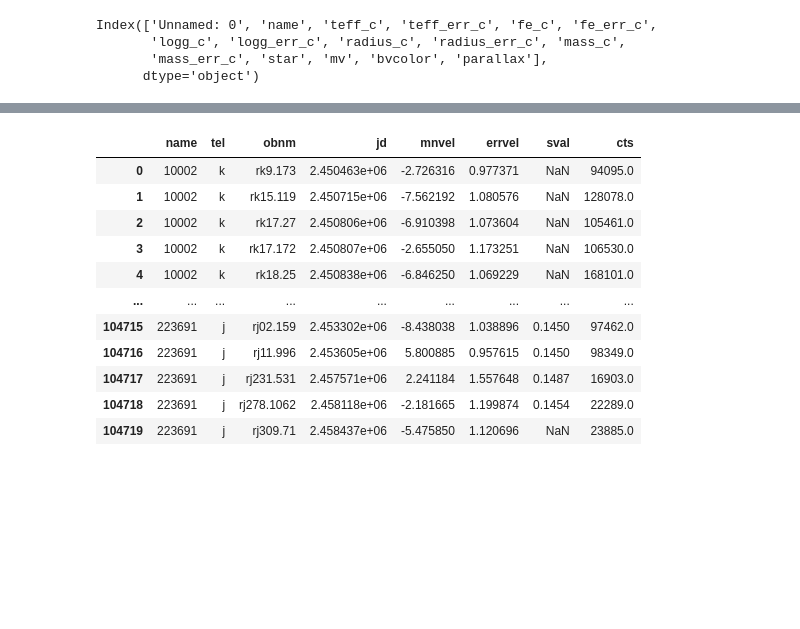
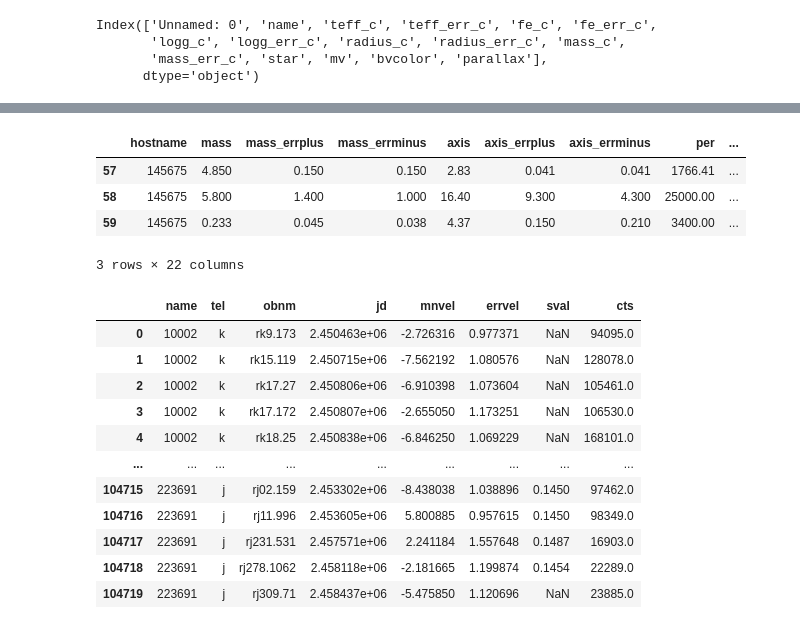
Before and after one commit to leerosenthalj/CLSI, a Jupyter notebook: Notebook_Tables.ipynb, the cells around one changed output, grey strips where cells are left out. Saved outputs shown, nothing was run; the diff lists cells and outputs as text; code cells hidden in the pictures; blank space fills up the shorter version.

Commit message:
Cleaning up, added table with significant figures

```diff
--- a/Notebook_Tables.ipynb
+++ b/Notebook_Tables.ipynb
@@ -1082,0 +1065,27 @@ planets_rounded = planets_rounded.sort_values('hostname').reset_index(drop=True)
+# %%
+masses_only['insol_minus'] = masses_only['insols_minus']
+masses_only['insol_plus']  = masses_only['insols_plus']
+# %%
+planet_round_columns = ['mass', 'axis', 'per', 'tc',
+                        'w', 'k', 'e'] #'insol', , 'teq']
+# %%
+planets_rounded = pd.DataFrame()
+planets_rounded['hostname'] = masses_only['hostname']
+# %%
+#round_sig(x, sig=2)
+#round_to_reference(x, y)
+
+for column in planet_round_columns:
+    print(column)
+    vector = np.array(masses_only[column+'_med'])
+    vector_plus  = np.array(masses_only[column+'_plus'])
+    vector_minus = np.array(masses_only[column+'_minus'])
+    err_plus = vector_plus - vector
+    err_minus = vector - vector_minus
+
+    err_plus_round  = round_sig_vec(err_plus)
+    err_minus_round = round_sig_vec(err_minus)
+    vector_round = round_to_ref_vec(vector, err_plus_round)
+    planets_rounded[column] = vector_round
+    planets_rounded[column+'_errplus'] = err_plus_round
+    planets_rounded[column+'_errminus'] = err_minus_round
@@ -1082,0 +1100,8 @@ planets_rounded = planets_rounded.sort_values('hostname').reset_index(drop=True)
+# %%
+planets_rounded.query('hostname == "145675"')
+# %% [output]
+|  | hostname | mass | mass_errplus | mass_errminus | axis | axis_errplus | axis_errminus | per | ... |
+| 57 | 145675 | 4.850 | 0.150 | 0.150 | 2.83 | 0.041 | 0.041 | 1766.41 | ... |
+| 58 | 145675 | 5.800 | 1.400 | 1.000 | 16.40 | 9.300 | 4.300 | 25000.00 | ... |
+| 59 | 145675 | 0.233 | 0.045 | 0.038 | 4.37 | 0.150 | 0.210 | 3400.00 | ... |
+3 rows × 22 columns
```
Also changed, not shown: parts of 8 cells of this notebook, 1 other file.
